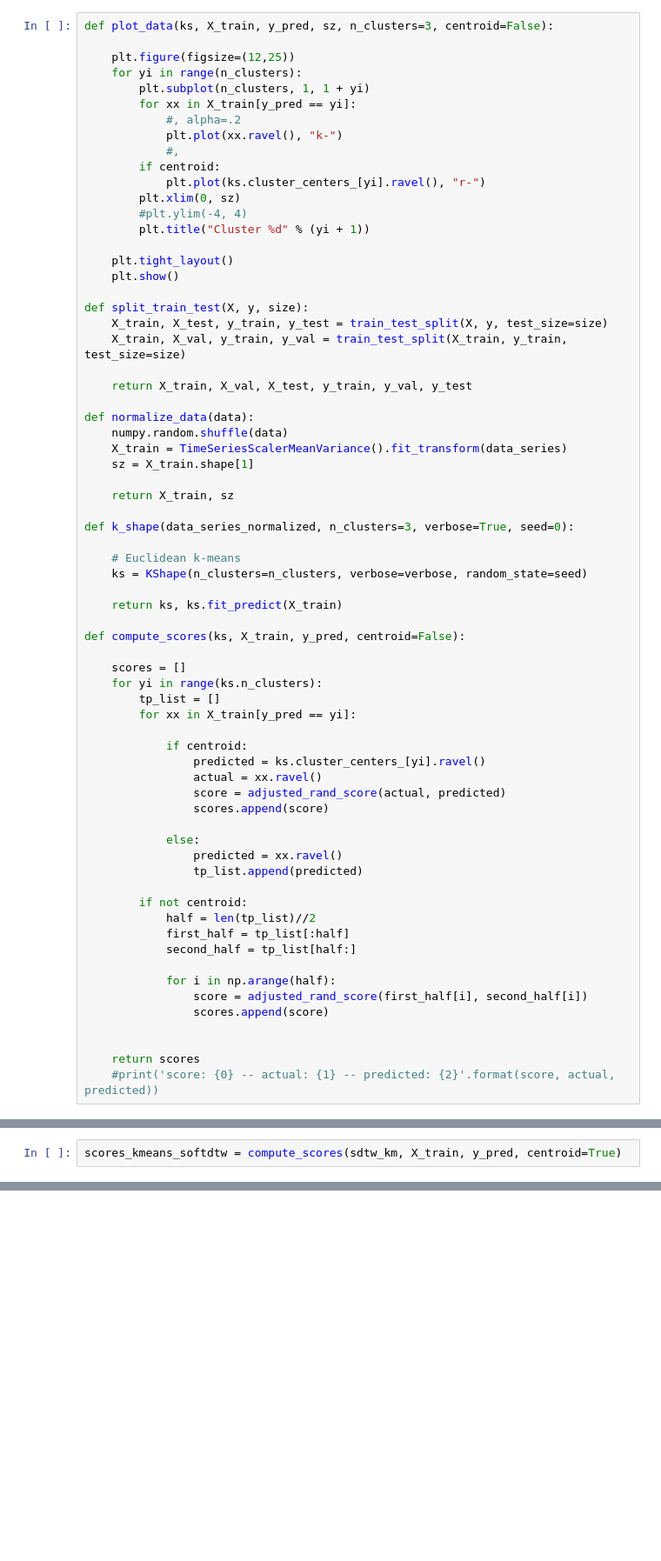
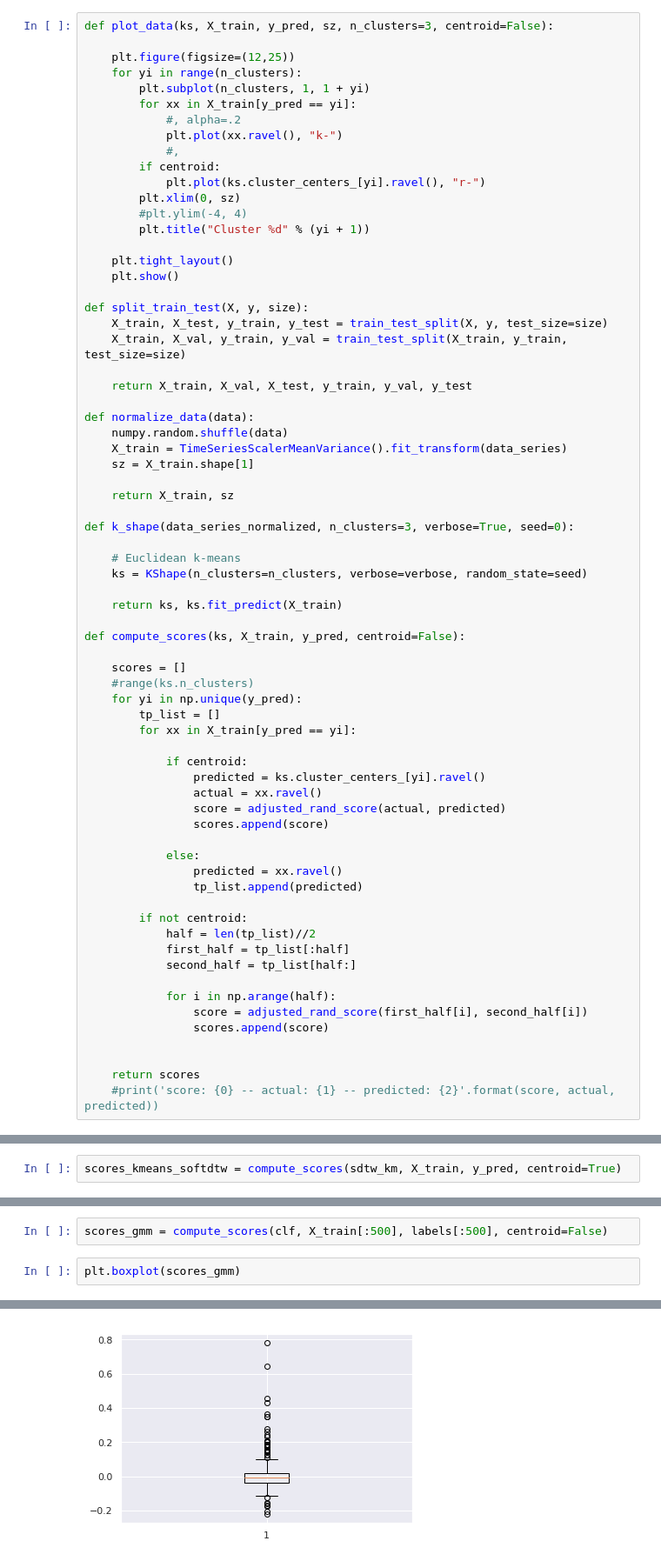
Before and after one commit to rodrigorivera/nr_clustering, a Jupyter notebook: notebooks/clustering_methods.ipynb, the cells around one changed output, grey strips where cells are left out. Shown at 87% size. Saved outputs shown, nothing was run; the diff lists cells and outputs as text; blank space fills up the shorter version.

```diff
--- a/notebooks/clustering_methods.ipynb
+++ b/notebooks/clustering_methods.ipynb
@@ -113,7 +113,8 @@ def k_shape(data_series_normalized, n_clusters=3, verbose=True, seed=0):
 def compute_scores(ks, X_train, y_pred, centroid=False):
 
     scores = []
-    for yi in range(ks.n_clusters):
+    #range(ks.n_clusters)
+    for yi in np.unique(y_pred):
         tp_list = []
         for xx in X_train[y_pred == yi]:
 
@@ -275,0 +263,5 @@ distances_df
+# %%
+scores_gmm = compute_scores(clf, X_train[:500], labels[:500], centroid=False)
+# %%
+plt.boxplot(scores_gmm)
+# %% [output]
@@ -275,0 +276 @@ distances_df
+[figure, added]
```
Also changed, not shown: parts of 10 cells of this notebook, 2 other files.
